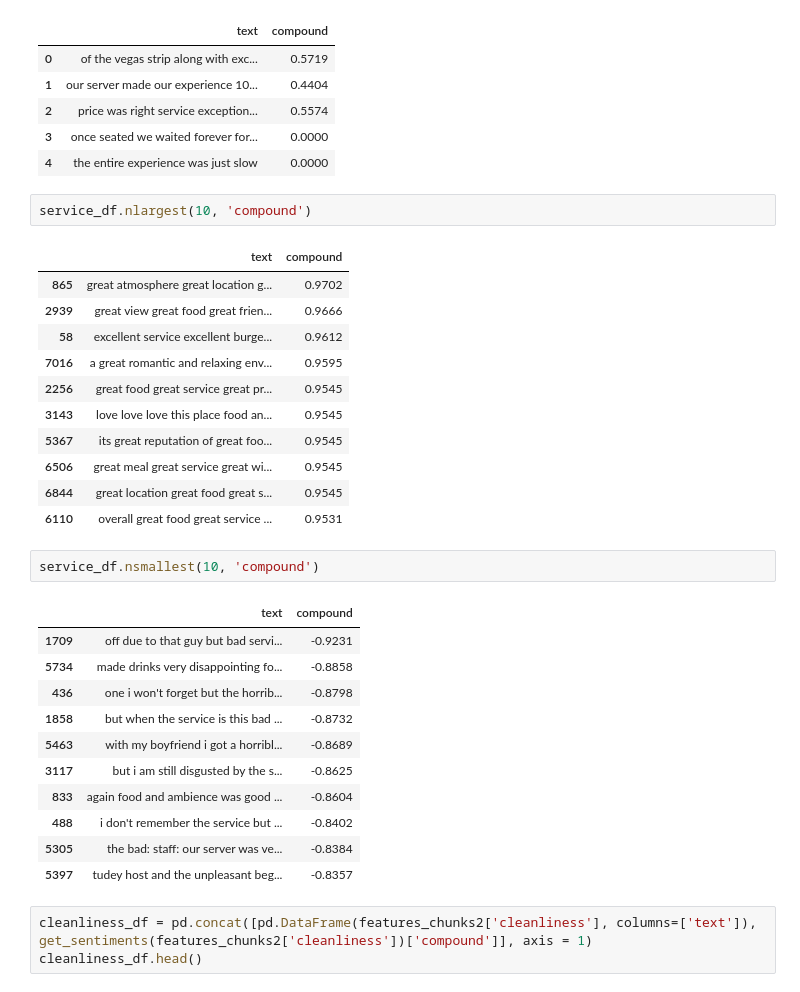
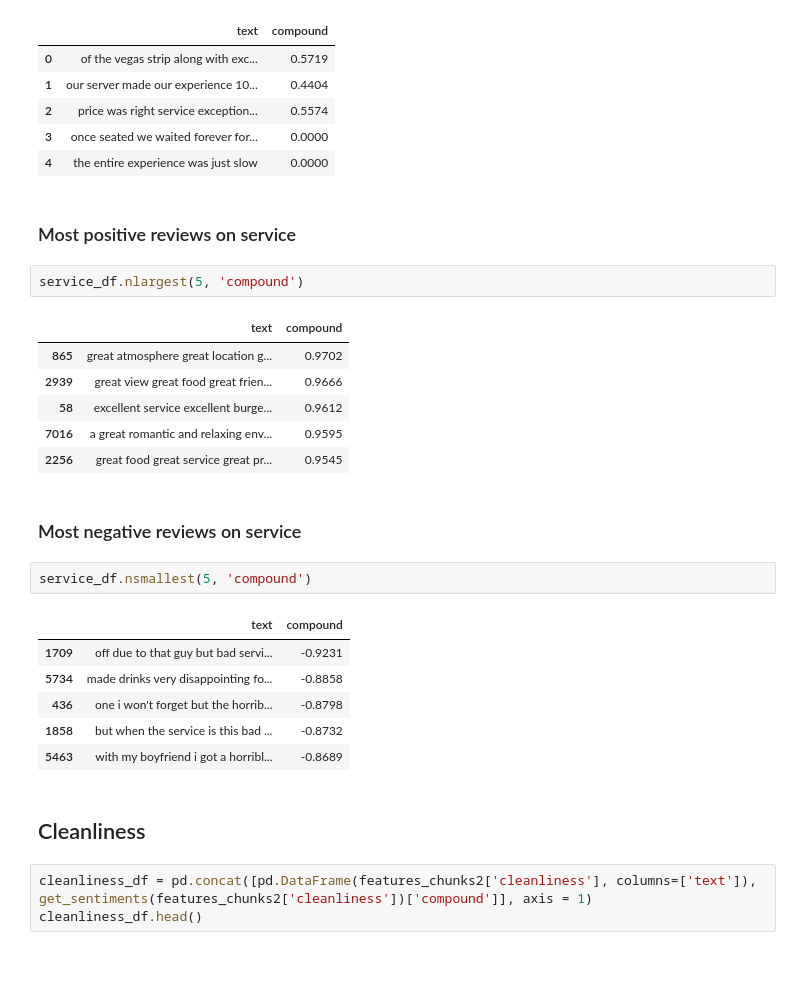
Before and after one commit to rkkwan/rating-yelp-features, a Jupyter notebook: code/05.3-rating-features.ipynb, the cells around one changed output. Cells and saved outputs as stored; diff of their text form; blank space fills up the shorter version.

```diff
--- a/code/05.3-rating-features.ipynb
+++ b/code/05.3-rating-features.ipynb
@@ -450,22 +488,21 @@ service_df.head()
 | 2 | price was right service exception... | 0.5574 |
 | 3 | once seated we waited forever for... | 0.0000 |
 | 4 | the entire experience was just slow | 0.0000 |
+# %% [markdown]
+### Most positive reviews on service
 # %%
-service_df.nlargest(10, 'compound')
+service_df.nlargest(5, 'compound')
 # %% [output]
 |  | text | compound |
 | 865 | great atmosphere great location g... | 0.9702 |
 | 2939 | great view great food great frien... | 0.9666 |
 | 58 | excellent service excellent burge... | 0.9612 |
 | 7016 | a great romantic and relaxing env... | 0.9595 |
 | 2256 | great food great service great pr... | 0.9545 |
-| 3143 | love love love this place food an... | 0.9545 |
-| 5367 | its great reputation of great foo... | 0.9545 |
-| 6506 | great meal great service great wi... | 0.9545 |
-| 6844 | great location great food great s... | 0.9545 |
-| 6110 | overall great food great service ... | 0.9531 |
+# %% [markdown]
+### Most negative reviews on service
 # %%
-service_df.nsmallest(10, 'compound')
+service_df.nsmallest(5, 'compound')
 # %% [output]
 |  | text | compound |
 | 1709 | off due to that guy but bad servi... | -0.9231 |
@@ -473,11 +510,8 @@ service_df.nsmallest(10, 'compound')
 | 436 | one i won't forget but the horrib... | -0.8798 |
 | 1858 | but when the service is this bad ... | -0.8732 |
 | 5463 | with my boyfriend i got a horribl... | -0.8689 |
-| 3117 | but i am still disgusted by the s... | -0.8625 |
-| 833 | again food and ambience was good ... | -0.8604 |
-| 488 | i don't remember the service but ... | -0.8402 |
-| 5305 | the bad: staff: our server was ve... | -0.8384 |
-| 5397 | tudey host and the unpleasant beg... | -0.8357 |
+# %% [markdown]
+## Cleanliness
 # %%
 cleanliness_df = pd.concat([pd.DataFrame(features_chunks2['cleanliness'], columns=['text']), get_sentiments(features_chunks2['cleanliness'])['compound']], axis = 1)
 cleanliness_df.head()
```
Also changed, not shown: parts of 27 cells of this notebook, 1 other file.
